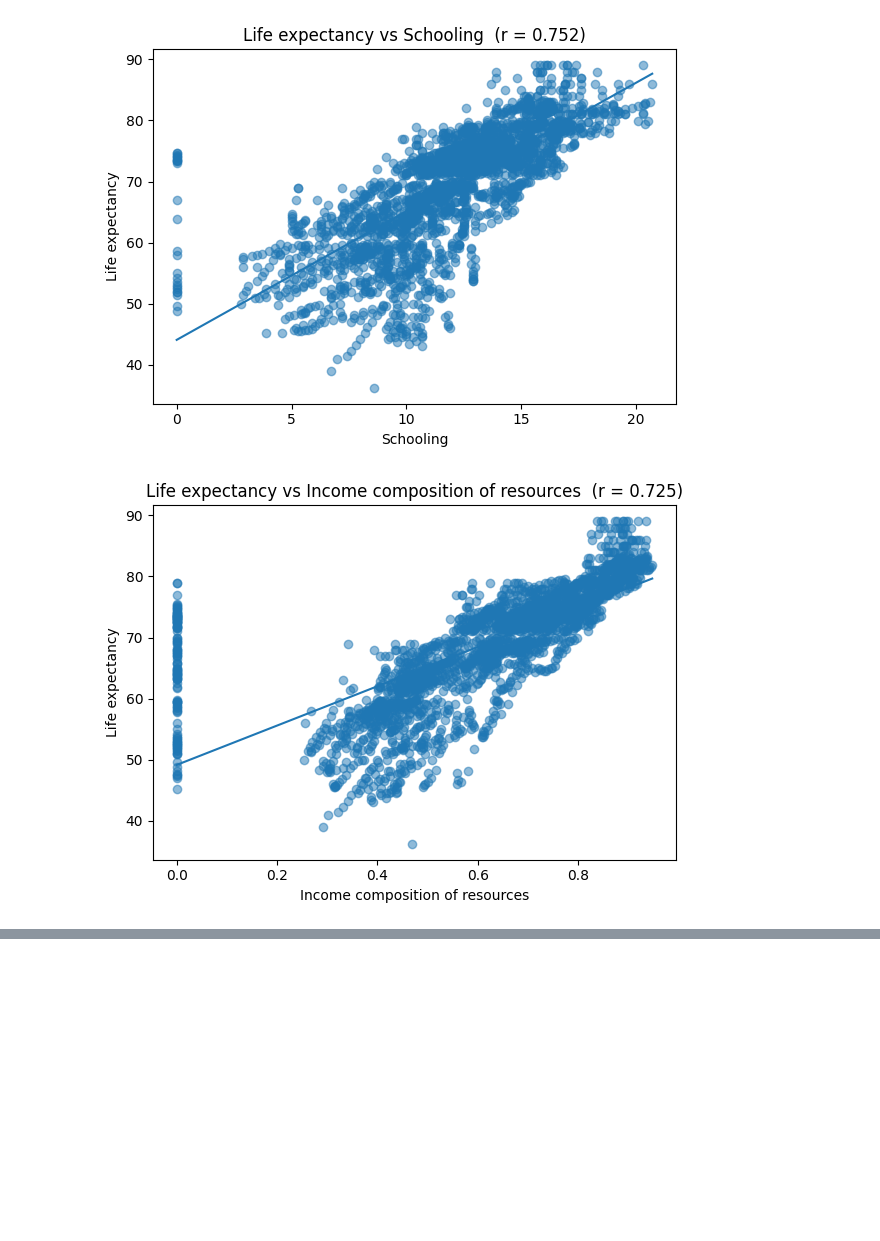
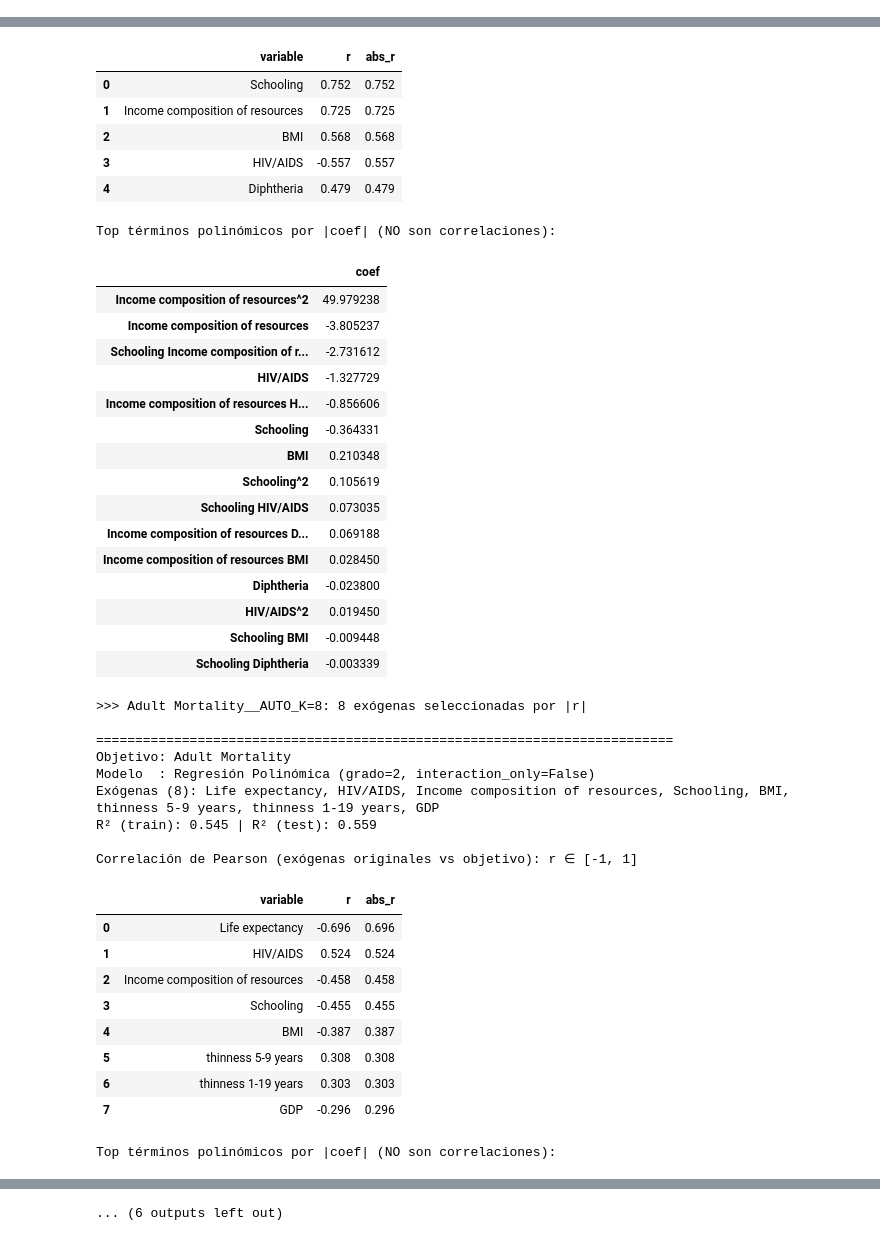
Before and after one commit to Xavi122323/Aprendizaje_Maquina, a Jupyter notebook: Tarea 2.ipynb, the cells around one changed output, grey strips where cells are left out. Drawn from its saved outputs; the diff is of its cells as text; code cells hidden in the pictures; blank space fills up the shorter version.

Commit message:
Entrenamiento multi variable

```diff
--- a/Tarea 2.ipynb
+++ b/Tarea 2.ipynb
@@ -181,12 +244,13 @@ def play_regression(
     }
 # %%
-res = play_regression(
+out = play_regression_batch(
     csv_path=r"C:\Users\xavir\OneDrive\Escritorio\Life Expectancy Data (1).csv",
-    target="Life expectancy",
-    exog=None,
+    targets=["Life expectancy", "Adult Mortality"],
+    exog_manual=["Schooling","Income composition of resources","HIV/AIDS","BMI","Diphtheria"],
     auto_k=8,
-    drops=None,
     degree=2,
-    interaction_only=False
+    interaction_only=False,
+    do_prints=True,
+    do_plots=False
 )
 # %% [output]
@@ -223,5 +289,3 @@ Top términos polinómicos por |coef| (NO son correlaciones):
 | Adult Mortality | 0.053455 |
 | Income composition of resources BMI | 0.039346 |
 | Income composition of resources A... | -0.039272 |
-[figure, removed]
-[figure, removed]
@@ -231,0 +301,42 @@ CONCLUSIONES
+|  | variable | r | abs_r |
+| 0 | Schooling | 0.752 | 0.752 |
+| 1 | Income composition of resources | 0.725 | 0.725 |
+| 2 | BMI | 0.568 | 0.568 |
+| 3 | HIV/AIDS | -0.557 | 0.557 |
+| 4 | Diphtheria | 0.479 | 0.479 |
+Top términos polinómicos por |coef| (NO son correlaciones):
+|  | coef |
+| Income composition of resources^2 | 49.979238 |
+| Income composition of resources | -3.805237 |
+| Schooling Income composition of r... | -2.731612 |
+| HIV/AIDS | -1.327729 |
+| Income composition of resources H... | -0.856606 |
+| Schooling | -0.364331 |
+| BMI | 0.210348 |
+| Schooling^2 | 0.105619 |
+| Schooling HIV/AIDS | 0.073035 |
+| Income composition of resources D... | 0.069188 |
+| Income composition of resources BMI | 0.028450 |
+| Diphtheria | -0.023800 |
+| HIV/AIDS^2 | 0.019450 |
+| Schooling BMI | -0.009448 |
+| Schooling Diphtheria | -0.003339 |
+>>> Adult Mortality__AUTO_K=8: 8 exógenas seleccionadas por |r|
+
+==========================================================================
+Objetivo: Adult Mortality
+Modelo  : Regresión Polinómica (grado=2, interaction_only=False)
+Exógenas (8): Life expectancy, HIV/AIDS, Income composition of resources, Schooling, BMI, thinness 5-9 years, thinness 1-19 years, GDP
+R² (train): 0.545 | R² (test): 0.559
+
+Correlación de Pearson (exógenas originales vs objetivo): r ∈ [-1, 1]
+|  | variable | r | abs_r |
+| 0 | Life expectancy | -0.696 | 0.696 |
+| 1 | HIV/AIDS | 0.524 | 0.524 |
+| 2 | Income composition of resources | -0.458 | 0.458 |
+| 3 | Schooling | -0.455 | 0.455 |
+| 4 | BMI | -0.387 | 0.387 |
+| 5 | thinness 5-9 years | 0.308 | 0.308 |
+| 6 | thinness 1-19 years | 0.303 | 0.303 |
+| 7 | GDP | -0.296 | 0.296 |
+Top términos polinómicos por |coef| (NO son correlaciones):
@@ -231,0 +359 @@ CONCLUSIONES
+... (6 outputs left out)
```
Also changed, not shown: parts of 3 cells of this notebook.
